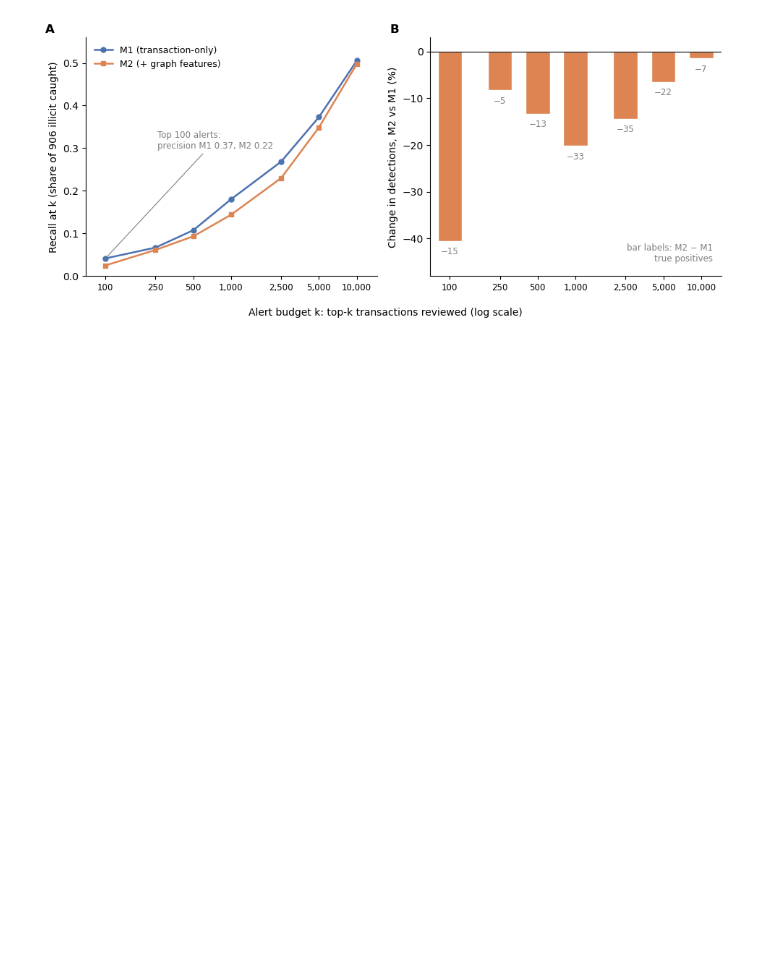
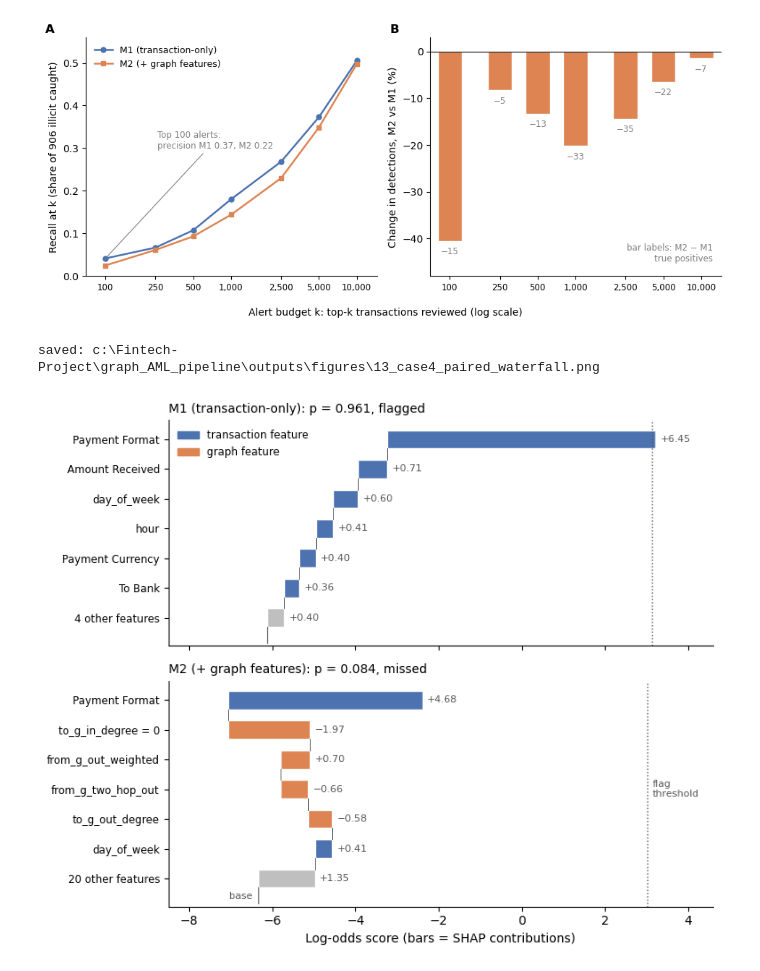
Before and after one commit to Charan2606Rajashekar/graph_AML_pipeline, a Jupyter notebook: notebooks/13_report_figures.ipynb, the cells around one changed output. Cells and saved outputs as stored; diff of their text form; code cells hidden in the pictures; blank space fills up the shorter version.

```diff
--- a/notebooks/13_report_figures.ipynb
+++ b/notebooks/13_report_figures.ipynb
@@ -187,3 +187,82 @@ budget_k
 10000       458    451    -7   -1.5
 saved: c:\Fintech-Project\graph_AML_pipeline\outputs\figures\13_alert_budget.png
 [figure]
+# %%
+import json
+import numpy as np
+import pandas as pd
+import matplotlib.pyplot as plt
+from matplotlib.patches import Patch
+
+BLUE, ORANGE, GREY, DARK = "#4C72B0", "#DD8452", "#BFBFBF", "#555555"   # Figure 1 palette
+CASE, N_SHOW = "4_m2_breaks_illicit", 6
+
+cs = pd.read_csv(ROOT / "outputs" / "tables" / "09_case_shap_vectors.csv")
+c4 = cs[cs["case"] == CASE]
+thr = {"M1": json.loads((ROOT / "outputs" / "models" / "06_m1_threshold.json").read_text())["threshold"],
+       "M2": json.loads((ROOT / "outputs" / "models" / "07_m2_threshold.json").read_text())["threshold"]}
+logit = lambda p: np.log(p / (1 - p))
+sigmoid = lambda z: 1 / (1 + np.exp(-z))
+
+# gates: the figure must reproduce the verified Notebook 09 record (§4E)
+assert c4["df_index"].unique().tolist() == [2313434]
+assert (c4["model"] == "M1").sum() == 10 and (c4["model"] == "M2").sum() == 26
+score = {m: g["base_value"].iloc[0] + g["shap"].sum() for m, g in c4.groupby("model")}
+assert abs(sigmoid(score["M1"]) - 0.961138) < 5e-6 and abs(sigmoid(score["M2"]) - 0.083541) < 5e-6
+indeg = c4[(c4["model"] == "M2") & (c4["feature"] == "to_g_in_degree")].iloc[0]
+assert indeg["value"] == 0 and abs(indeg["shap"] - (-1.9716)) < 5e-5
+
+def rows_for(g):
+    """Top N_SHOW features by |SHAP|, plus one aggregated 'other' row."""
+    g = g.assign(a=g["shap"].abs()).sort_values("a", ascending=False)
+    top, rest = g.head(N_SHOW), g.iloc[N_SHOW:]
+    labels = [f"{f} = 0" if (f == "to_g_in_degree" and v == 0) else f
+              for f, v in zip(top["feature"], top["value"])]
+    colours = [ORANGE if f.startswith(("from_g_", "to_g_")) else BLUE for f in top["feature"]]
+    return (labels + [f"{len(rest)} other features"],
+            list(top["shap"]) + [rest["shap"].sum()], colours + [GREY])
+
+fig, axes = plt.subplots(2, 1, figsize=(7.8, 6.4), sharex=True)   # sharex = the x-scale fix
+titles = {"M1": "M1 (transaction-only)", "M2": "M2 (+ graph features)"}
+
+for ax, model in zip(axes, ["M1", "M2"]):
+    g = c4[c4["model"] == model]
+    base = g["base_value"].iloc[0]
+    labels, vals, cols = rows_for(g)
+    n = len(vals)
+    ys = np.arange(n)[::-1]                    # largest at top, 'other' at bottom
+    pos = base
+    for y, v, col in zip(ys[::-1], vals[::-1], cols[::-1]):   # walk bottom -> top
+        ax.barh(y, v, left=pos, height=0.62, color=col, edgecolor="white")
+        end = pos + v
+        ax.text(max(pos, end) + 0.12, y, f"{v:+.2f}".replace("-", "\u2212"),
+                va="center", fontsize=8, color=DARK)
+        if y < n - 1:                              # connector up to the next bar
+            ax.plot([end, end], [y + 0.31, y + 0.69], color=DARK, lw=0.6)
+        pos = end
+    ax.plot([base, base], [-0.85, -0.31], color=DARK, lw=0.8)   # where the walk starts
+    ax.axvline(logit(thr[model]), color=DARK, lw=1.0, ls=":")
+    ax.set_yticks(ys)
+    ax.set_yticklabels(labels, fontsize=8.5)
+    ax.set_ylim(-0.95, n - 0.35)
+    ax.spines[["top", "right"]].set_visible(False)
+    verdict = "flagged" if sigmoid(pos) >= thr[model] else "missed"
+    ax.set_title(f"{titles[model]}: p = {sigmoid(pos):.3f}, {verdict}",
+                 fontsize=10, loc="left")
+
+axes[1].text(logit(thr["M2"]) + 0.12, 3, "flag\nthreshold", fontsize=8, color=DARK, va="center")
+axes[1].text(c4["base_value"].iloc[-1] - 0.15, -0.6, "base", fontsize=8, color=DARK, ha="right", va="center")
+axes[1].set_xlim(-8.5, 4.6)
+axes[1].set_xlabel("Log-odds score (bars = SHAP contributions)", fontsize=10)
+axes[0].legend(handles=[Patch(color=BLUE, label="transaction feature"),
+                        Patch(color=ORANGE, label="graph feature")],
+               frameon=False, fontsize=8.5, loc="upper left")
+
+fig.tight_layout()
+out = ROOT / "outputs" / "figures" / "13_case4_paired_waterfall.png"
+out.parent.mkdir(parents=True, exist_ok=True)
+fig.savefig(out, dpi=300, bbox_inches="tight")
+print("saved:", out)
+# %% [output]
+saved: c:\Fintech-Project\graph_AML_pipeline\outputs\figures\13_case4_paired_waterfall.png
+[figure, added]
```
Also changed, not shown: parts of 1 cell of this notebook, 1 other file.
